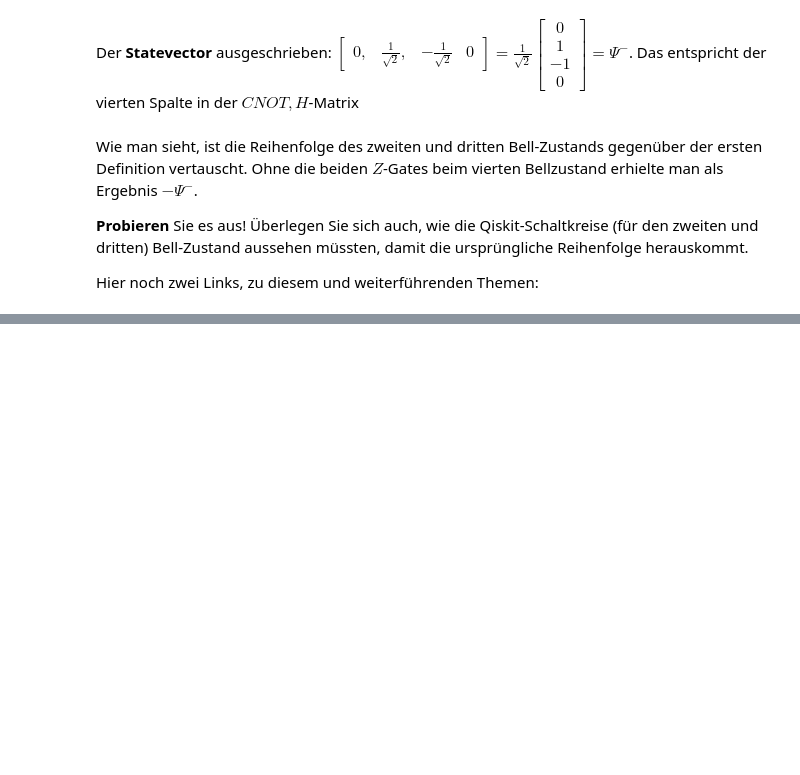
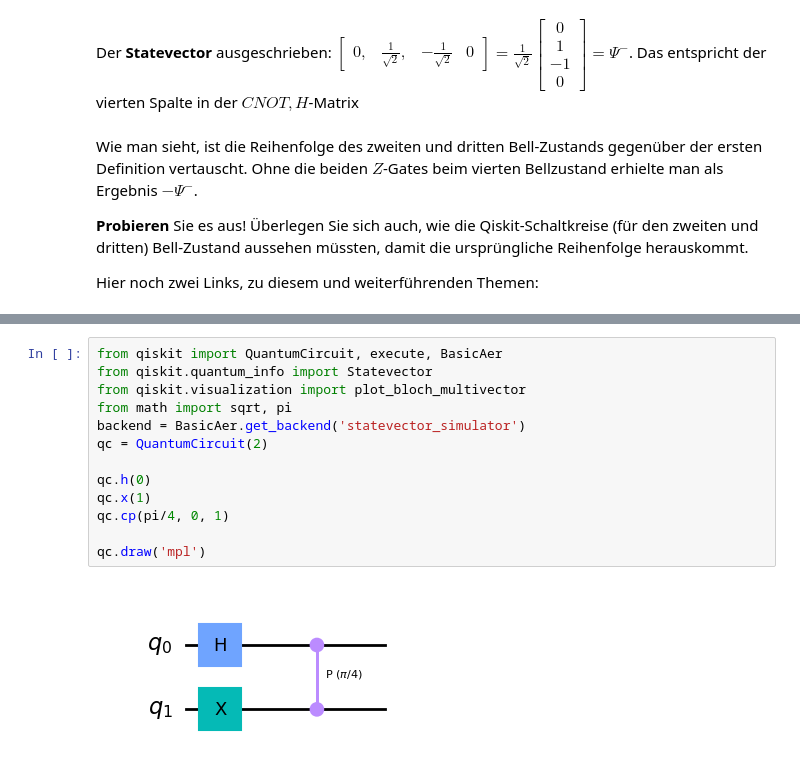
Before and after one commit to rubinhm/JupyterNBs, a Jupyter notebook: Jupyter Notebooks/1. Darstellung-von-Qubits.ipynb, the cells around one changed output, grey strips where cells are left out. Drawn from its saved outputs; the diff is of its cells as text; blank space fills up the shorter version.

```diff
--- a/Jupyter Notebooks/1. Darstellung-von-Qubits.ipynb
+++ b/Jupyter Notebooks/1. Darstellung-von-Qubits.ipynb
@@ -573,0 +591,15 @@ Hier noch zwei Links, zu diesem und weiterführenden Themen:
+# %%
+from qiskit import QuantumCircuit, execute, BasicAer
+from qiskit.quantum_info import Statevector
+from qiskit.visualization import plot_bloch_multivector
+from math import sqrt, pi
+backend = BasicAer.get_backend('statevector_simulator')
+qc = QuantumCircuit(2)
+
+qc.h(0)
+qc.x(1)
+qc.cp(pi/4, 0, 1)
+
+qc.draw('mpl')
+# %% [output]
+[figure, added]
```
Also changed, not shown: parts of 8 cells of this notebook.
